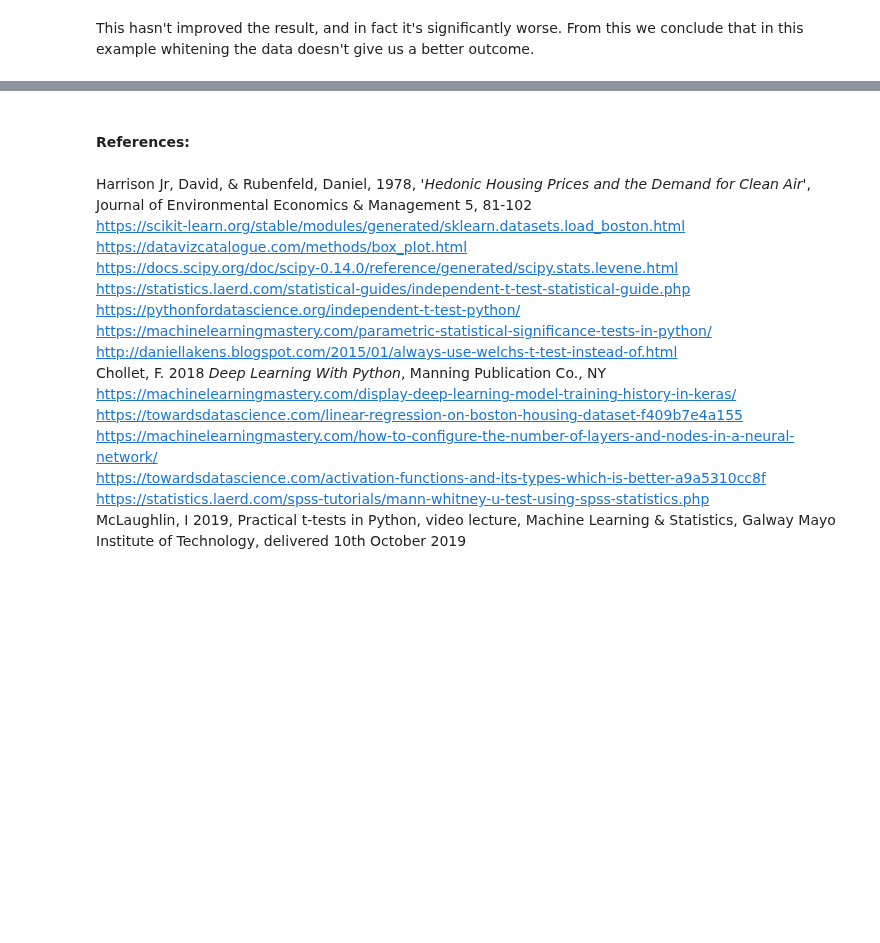
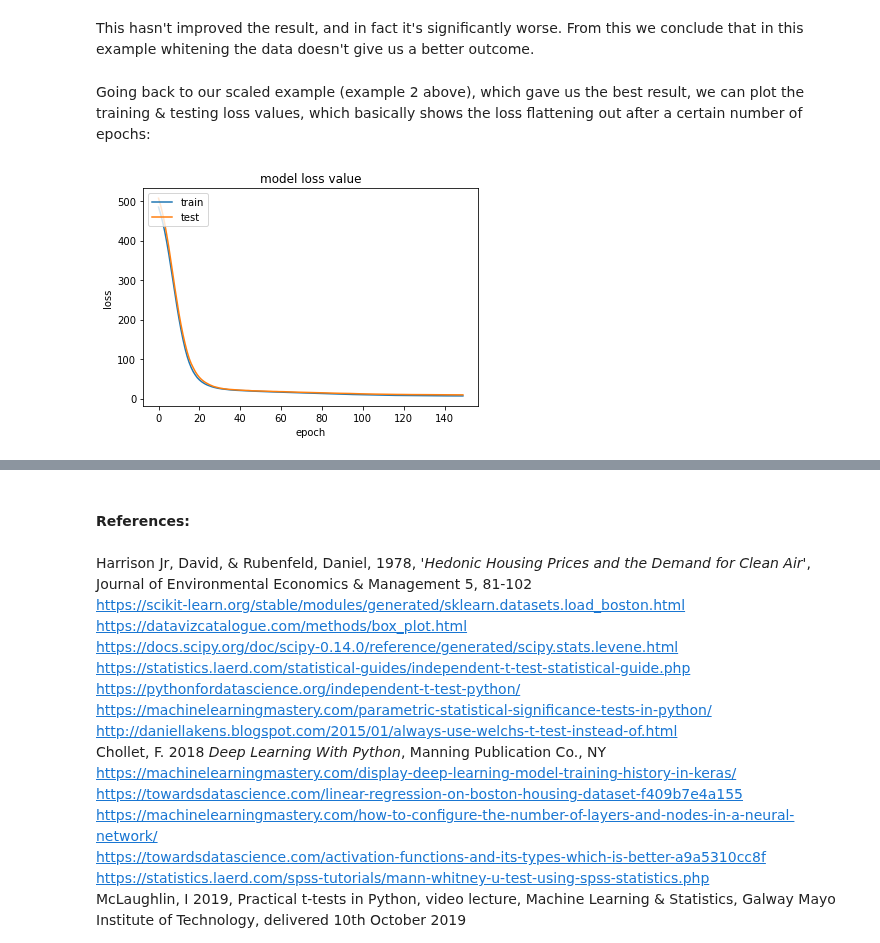
Before and after one commit to paulacduffy/machine-learning-assessment, a Jupyter notebook: The Boston Housing Dataset - An Analysis.ipynb, the cells around one changed output, grey strips where cells are left out. Saved outputs shown, nothing was run; the diff lists cells and outputs as text; code cells hidden in the pictures; blank space fills up the shorter version.

Commit message:
added plot to section 3, wrote conclusion

```diff
--- a/The Boston Housing Dataset - An Analysis.ipynb
+++ b/The Boston Housing Dataset - An Analysis.ipynb
@@ -331,7 +334,7 @@ m.add(kr.layers.Dense(26, input_dim=13, activation="relu"))
 m.add(kr.layers.Dense(26, input_dim=13, activation="relu"))
 m.add(kr.layers.Dense(1, activation="linear"))
 
-m.compile(loss="mean_squared_error", optimizer="adam", metrics=['mae'])
+m.compile(loss="mean_squared_error", optimizer="rmsprop", metrics=['mae'])
 # %%
 m.fit(x_train, y_train, epochs=300, batch_size=10)
 # %% [output]
@@ -394,11 +412,10 @@ print(x_test_scaled)
 # %%
 m = kr.models.Sequential()
 
-m.add(kr.layers.Dense(26, input_dim=13, activation="relu"))
-#added an extra layer here to see if it improves the result
-m.add(kr.layers.Dense(26, activation="tanh"))
+m.add(kr.layers.Dense(13, input_dim=13, activation="relu"))
+#m.add(kr.layers.Dense(13, activation="tanh"))
 m.add(kr.layers.Dense(1, activation="linear"))
 
-m.compile(loss="mean_squared_error", optimizer="adam", metrics = ["accuracy"])
+m.compile(loss="mean_squared_error", optimizer="adam", metrics = ["mae"])
 # %%
-m.fit(x_train_scaled, y_train, epochs=300, batch_size=10)
+history=m.fit(x_train_scaled, y_train, epochs=150, validation_split = .2, batch_size=10)
@@ -429,2 +488,2 @@ m.compile(loss="mean_squared_error", optimizer="adam", metrics = ["accuracy"])
 # %%
-history = m.fit(x_train_white, y_train, epochs=300, batch_size=10)
+m.fit(x_train_white, y_train, epochs=300, batch_size=10)
@@ -443,17 +542,12 @@ print(history.history.keys())
+# %% [markdown]
+Going back to our scaled example (example 2 above), which gave us the best result, we can plot the training & testing loss values, which basically shows the loss flattening out after a certain number of epochs:
 # %%
-# summarize history for accuracy
-plt.plot(history.history['accuracy'])
-
-plt.title('model accuracy')
-plt.ylabel('accuracy')
-plt.xlabel('epoch')
-plt.legend(['train', 'test'], loc='upper left')
-plt.show()
-# summarize history for loss
 plt.plot(history.history['loss'])
-
-plt.title('model loss')
+plt.plot(history.history['val_loss'])
+plt.title('model loss value')
 plt.ylabel('loss')
 plt.xlabel('epoch')
 plt.legend(['train', 'test'], loc='upper left')
 plt.show()
+# %% [output]
+[figure, added]
```
Also changed, not shown: parts of 22 cells of this notebook.
